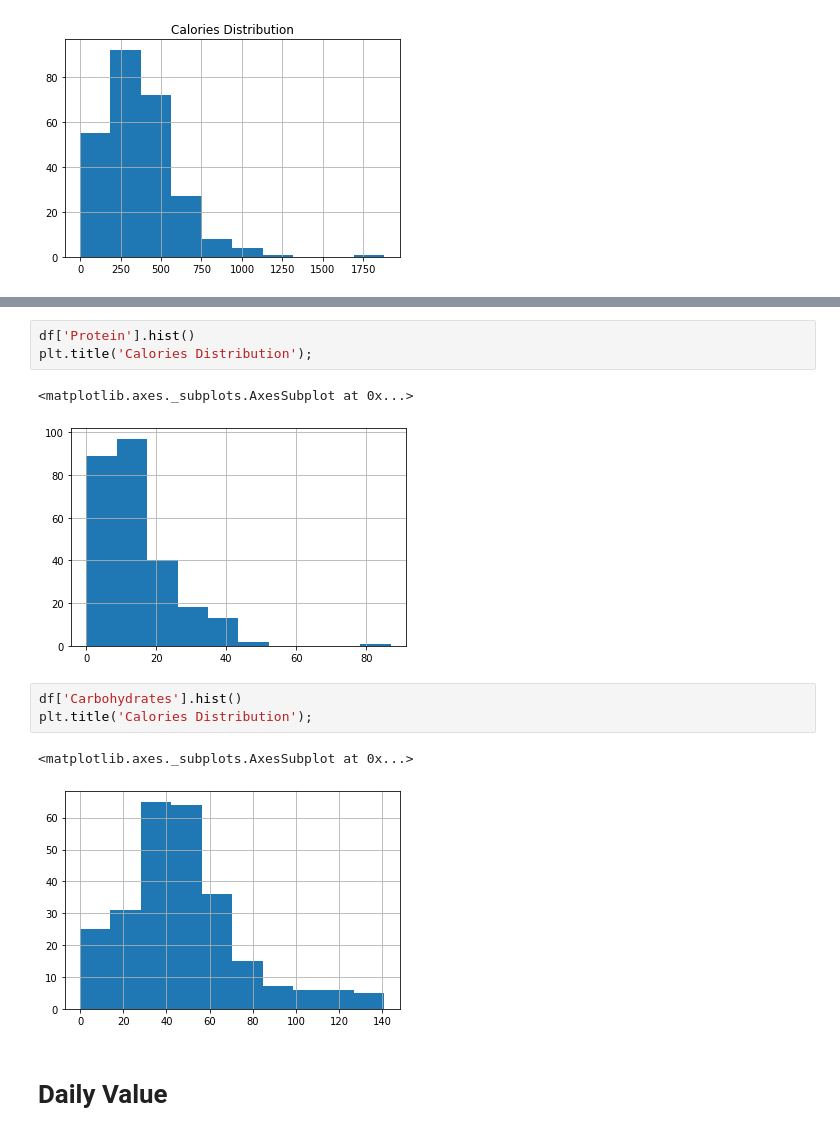
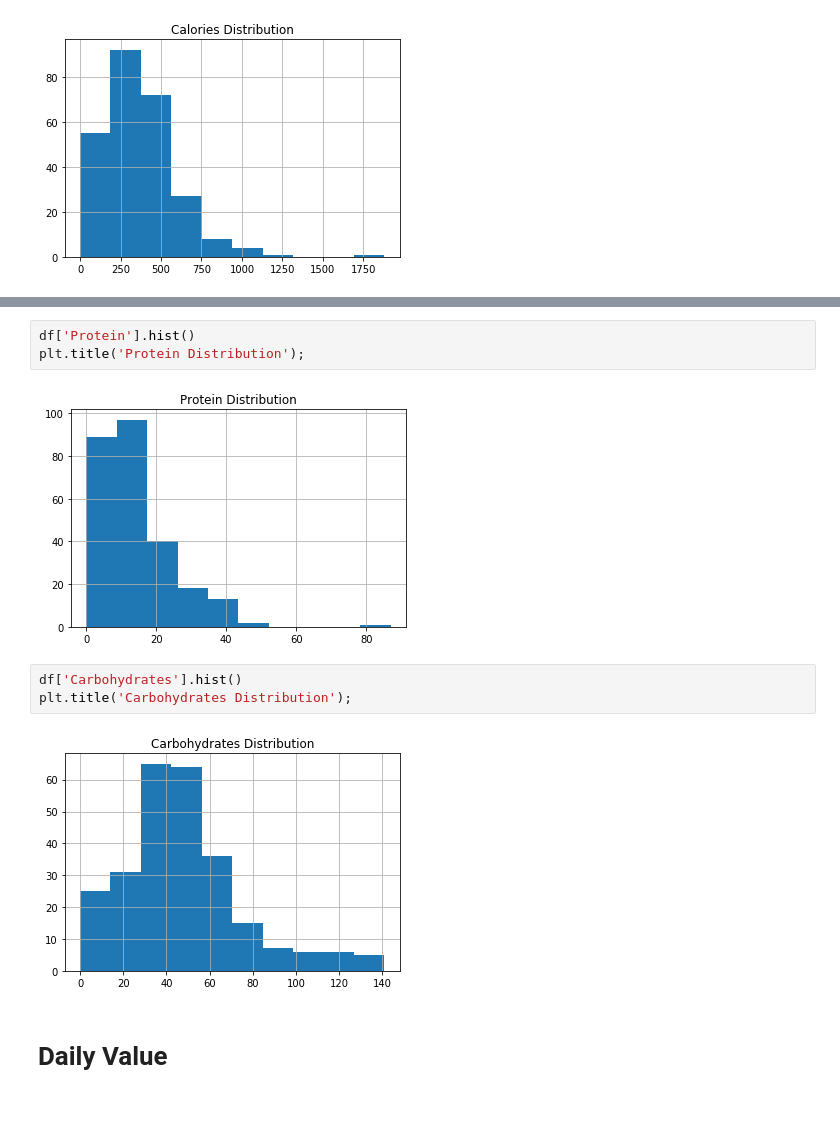
Before and after one commit to ipatel467/McDonald-s-Menu, a Jupyter notebook: Untitled.ipynb, the cells around one changed output, grey strips where cells are left out. Saved outputs shown, nothing was run; the diff lists cells and outputs as text; blank space fills up the shorter version.

```diff
--- a/Untitled.ipynb
+++ b/Untitled.ipynb
@@ -89,15 +85,13 @@ plt.title('Calories Distribution');
 # %%
 df['Protein'].hist()
-plt.title('Calories Distribution');
+plt.title('Protein Distribution');
 # %% [output]
-<matplotlib.axes._subplots.AxesSubplot at 0x...>
-[figure, old version]
+[figure, new version]
 # %%
 df['Carbohydrates'].hist()
-plt.title('Calories Distribution');
+plt.title('Carbohydrates Distribution');
 # %% [output]
-<matplotlib.axes._subplots.AxesSubplot at 0x...>
-[figure, old version]
+[figure, new version]
 # %% [markdown]
 # Daily Value
 # %%
```
Also changed, not shown: parts of 12 cells of this notebook.
